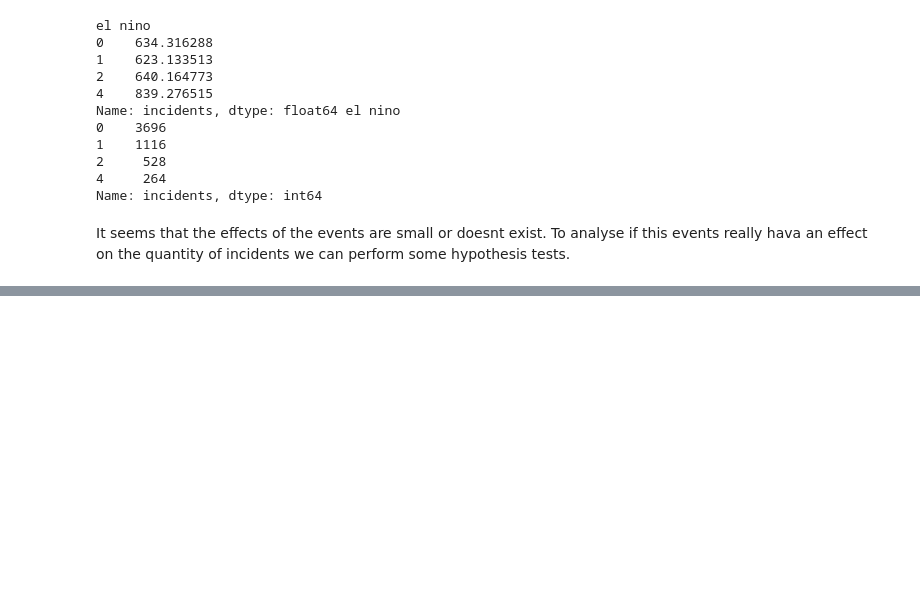
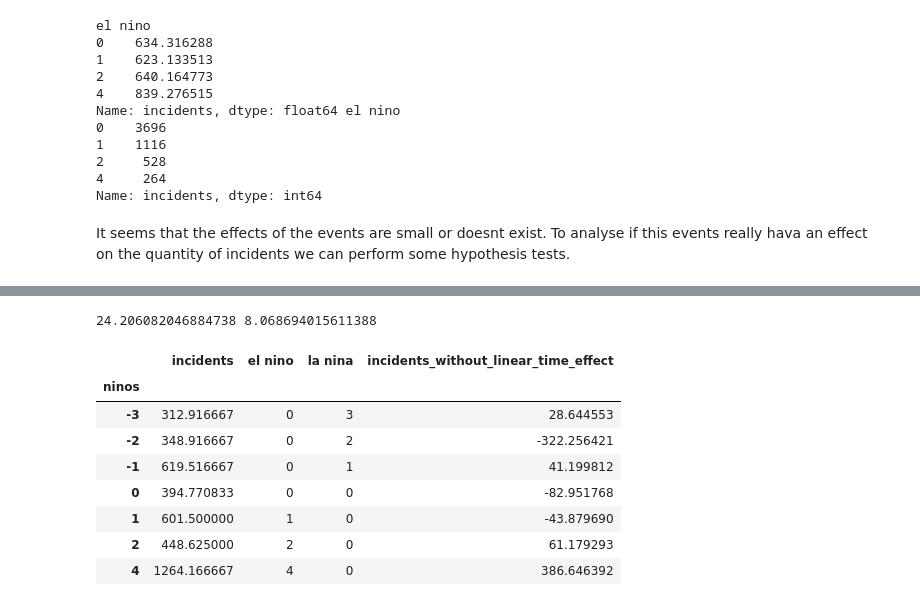
Before and after one commit to Liga-IA/Amazon-Fires-Linear-Regression, a Jupyter notebook: código/Exploratory Analysis/1. Descriptive_Statistics_and_Some_Visualizations.ipynb, the cells around one changed output, grey strips where cells are left out. Drawn from its saved outputs; the diff is of its cells as text; code cells hidden in the pictures; blank space fills up the shorter version.

```diff
--- a/código/Exploratory Analysis/1. Descriptive_Statistics_and_Some_Visualizations.ipynb
+++ b/código/Exploratory Analysis/1. Descriptive_Statistics_and_Some_Visualizations.ipynb
@@ -219,0 +266,16 @@ It seems that the effects of the events are small or doesnt exist. To analyse if
+# %%
+print(a, b)
+# %% [output]
+24.206082046884738 8.068694015611388
+# %%
+aux_dataset.groupby("ninos").mean()
+# %% [output]
+|  | incidents | el nino | la nina | incidents_without_linear_time_effect |
+| ninos |  |  |  |  |
+| -3 | 312.916667 | 0 | 3 | 28.644553 |
+| -2 | 348.916667 | 0 | 2 | -322.256421 |
+| -1 | 619.516667 | 0 | 1 | 41.199812 |
+| 0 | 394.770833 | 0 | 0 | -82.951768 |
+| 1 | 601.500000 | 1 | 0 | -43.879690 |
+| 2 | 448.625000 | 2 | 0 | 61.179293 |
+| 4 | 1264.166667 | 4 | 0 | 386.646392 |
```
Also changed, not shown: parts of 5 cells of this notebook, 1 other file.
